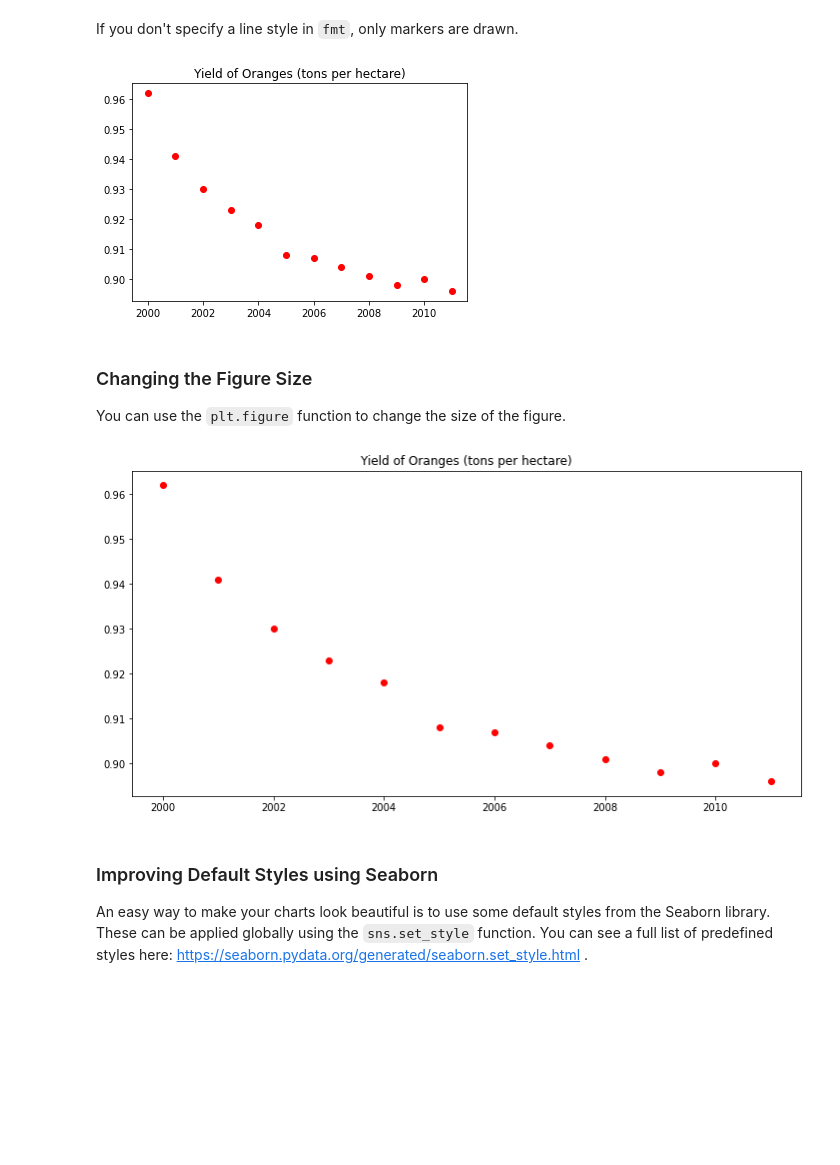
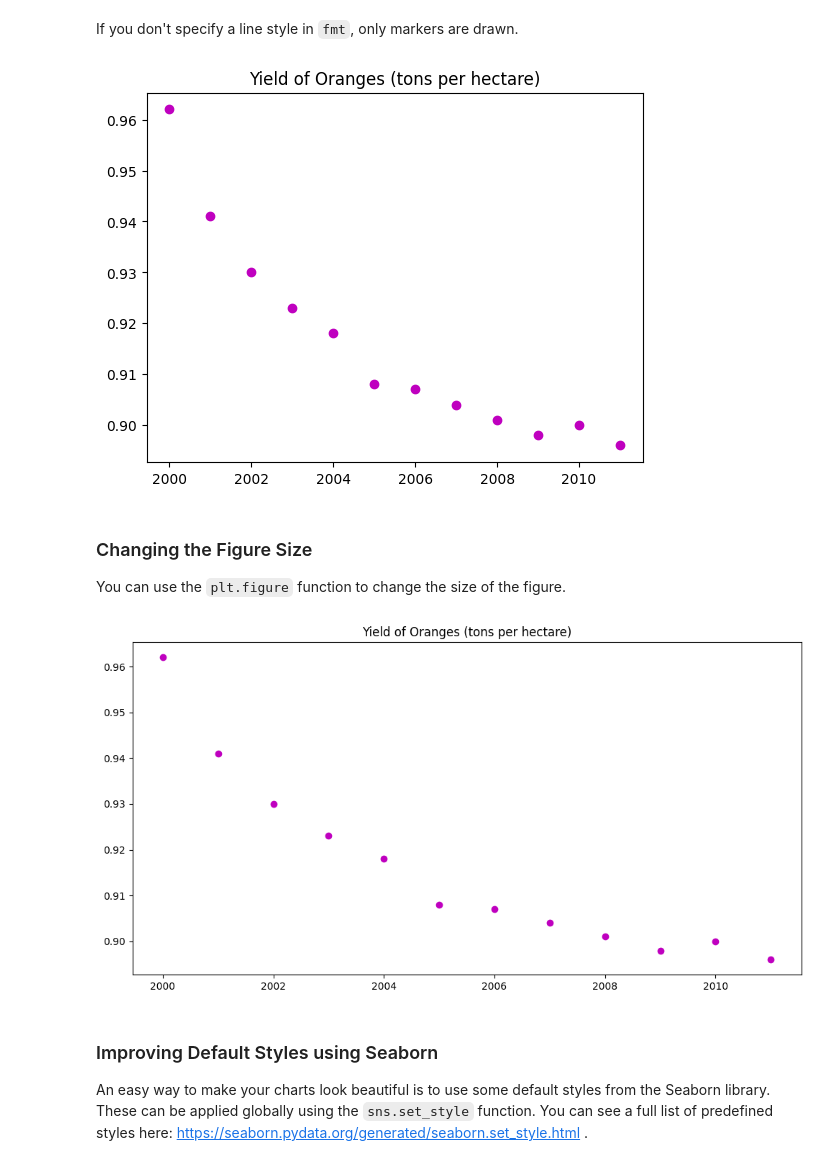
Before and after one commit to UzairHussain193/75-Days-Data-Science-Challenge, a Jupyter notebook: Day 23-24 - DA Visualization/python-matplotlib-data-visualization.ipynb, the cells around one changed output. Drawn from its saved outputs; the diff is of its cells as text; code cells hidden in the pictures; blank space fills up the shorter version.

```diff
--- a/Day 23-24 - DA Visualization/python-matplotlib-data-visualization.ipynb
+++ b/Day 23-24 - DA Visualization/python-matplotlib-data-visualization.ipynb
@@ -186,10 +191,10 @@ plt.legend(['Apples', 'Oranges']);
 # %% [markdown]
 If you don't specify a line style in `fmt`, only markers are drawn.
 # %%
-plt.plot(years, oranges, 'or')
+plt.plot(years, oranges, 'om')
 plt.title("Yield of Oranges (tons per hectare)");
 # %% [output]
-[figure, old version]
+[figure, new version]
 # %% [markdown]
 ### Changing the Figure Size
 
@@ -197,10 +202,10 @@ You can use the `plt.figure` function to change the size of the figure.
 # %%
 plt.figure(figsize=(12, 6))
 
-plt.plot(years, oranges, 'or')
+plt.plot(years, oranges, 'om')
 plt.title("Yield of Oranges (tons per hectare)");
 # %% [output]
-[figure, old version]
+[figure, new version]
 # %% [markdown]
 ### Improving Default Styles using Seaborn
 
```
Also changed, not shown: parts of 4 cells of this notebook.
